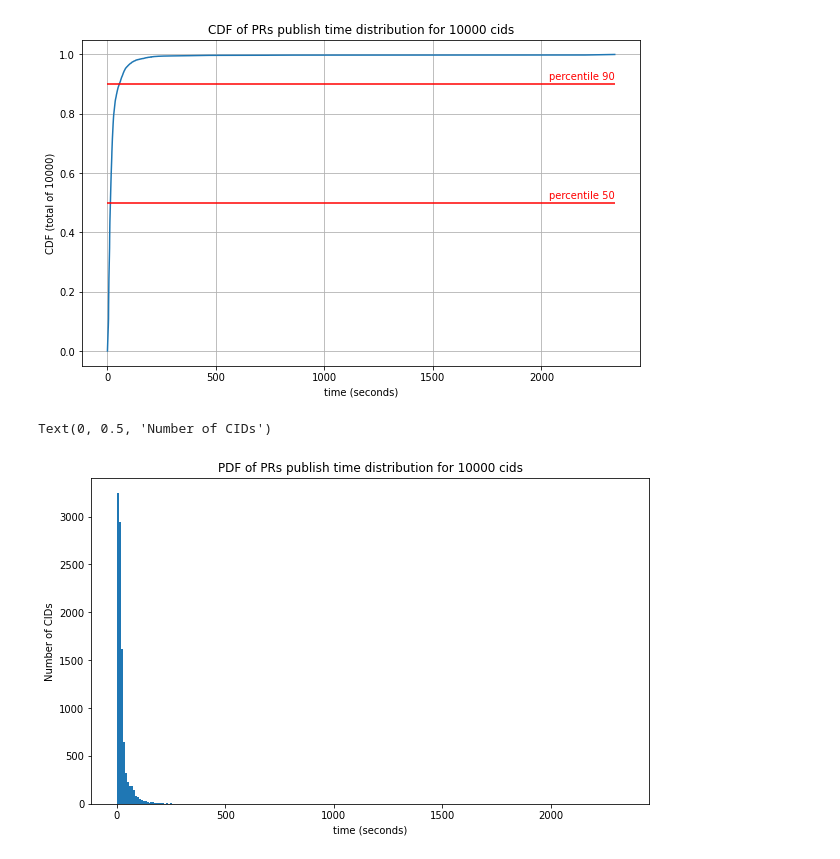
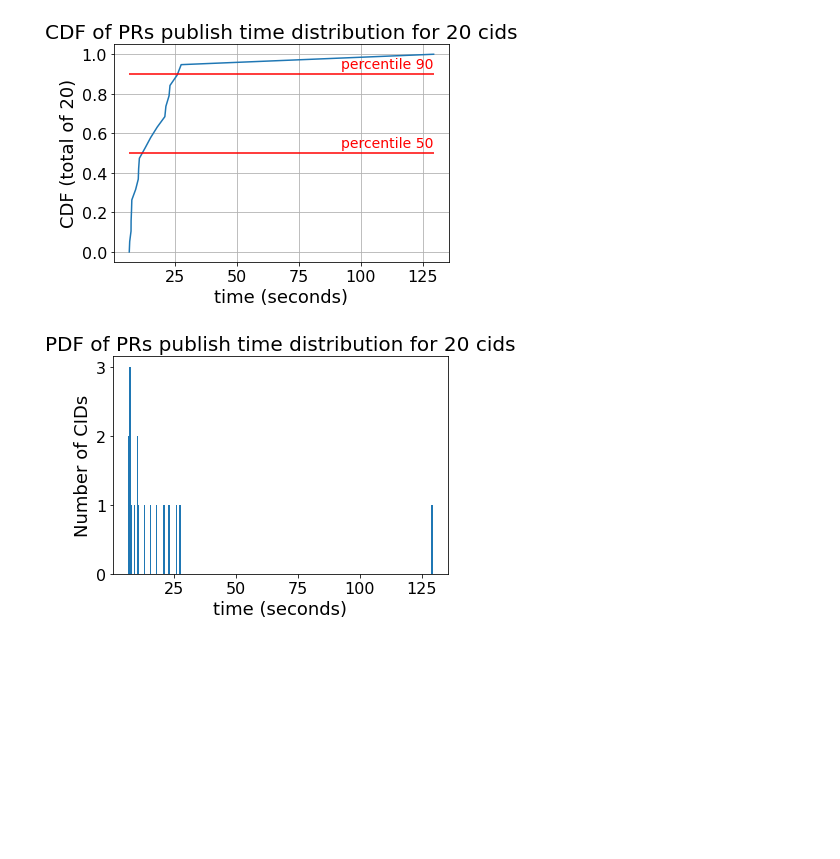
Before and after one commit to cortze/ipfs-cid-hoarder, a Jupyter notebook: analyzer/cid_hoarder_analyzer.ipynb, the cells around one changed output. Saved outputs shown, nothing was run; the diff lists cells and outputs as text; code cells hidden in the pictures; blank space fills up the shorter version.

```diff
--- a/analyzer/cid_hoarder_analyzer.ipynb
+++ b/analyzer/cid_hoarder_analyzer.ipynb
@@ -10,11 +10,12 @@ import warnings
 warnings.filterwarnings('ignore')
 
 plt.rcParams["figure.figsize"] = (10, 6)
+plt.rcParams["figure.facecolor"] = "white"
 
 db_con = psycopg2.connect(
     host="localhost",
     port="5432",
-    database="cid_hoarder_k20_no_hydras",
+    database="hoard_test_retr",
     user="hoarder",
     password="password")
 # %%
@@ -83,34 +85,38 @@ plt.show()
 # %%
 # TODO: Add Percentiles to the top of the graphics
 
 # Get the time to the IPFS DHT Provide method
 pobj = pd.read_sql_query("select provide_time from cid_info order by provide_time ASC", db_con)
 pobj['provide_time'] = pobj['provide_time'] / 1000  # convert to secods
 
 plt.plot(pobj["provide_time"],np.linspace(0, 1, len(pobj)))
-plt.title(f'CDF of PRs publish time distribution for {len(pobj)} cids')
-plt.xlabel("time (seconds)")
-plt.ylabel(f"CDF (total of {len(pobj)})")
+plt.title(f'CDF of PRs publish time distribution for {len(pobj)} cids', fontsize=20)
+plt.xlabel("time (seconds)", fontsize=18)
+plt.ylabel(f"CDF (total of {len(pobj)})", fontsize=18)
+
+plt.tick_params(axis='x', which='major', labelsize=16)
+plt.tick_params(axis='y', which='major', labelsize=16)
 
 # Lines
 plt.hlines(y=[0.50], xmin=pobj.iloc[0]['provide_time'], xmax=pobj.iloc[len(pobj)-1]['provide_time'], color='r', linestyle='-', label='50%')
-plt.text(pobj.iloc[len(pobj)-1]['provide_time'], 0.525, 'percentile 50', ha='right', va='center', color='r')
+plt.text(pobj.iloc[len(pobj)-1]['provide_time'], 0.55, 'percentile 50', ha='right', va='center', color='r', fontsize=14)
 plt.hlines(y=[0.90], xmin=pobj.iloc[0]['provide_time'], xmax=pobj.iloc[len(pobj)-1]['provide_time'], color='r', linestyle='-', label='50%')
-plt.text(pobj.iloc[len(pobj)-1]['provide_time'], 0.925, 'percentile 90', ha='right', va='center', color='r')
+plt.text(pobj.iloc[len(pobj)-1]['provide_time'], 0.95, 'percentile 90', ha='right', va='center', color='r', fontsize=14)
 
 plt.grid()
 
 #plt.hist(pobj['provide_time'], cdf_pt)
 # %% [output]
-[figure, old version]
+[figure, new version]
 # %%
 plt.hist(pobj['provide_time'], density=False, bins=256)
-plt.title(f'PDF of PRs publish time distribution for {len(pobj)} cids')
-plt.xlabel("time (seconds)")
-plt.ylabel(f"Number of CIDs")
+plt.title(f'PDF of PRs publish time distribution for {len(pobj)} cids', fontsize=20)
+plt.xlabel("time (seconds)", fontsize=18)
+plt.ylabel(f"Number of CIDs", fontsize=18)
+plt.tick_params(axis='x', which='major', labelsize=16)
+plt.tick_params(axis='y', which='major', labelsize=16)
 # %% [output]
-Text(0, 0.5, 'Number of CIDs')
-[figure, old version]
+[figure, new version]
 # %%
 # Get the number of total hops that needed to be done to get the closest peers over the entire study
 
```
Also changed, not shown: parts of 14 cells of this notebook, 5 other files.
